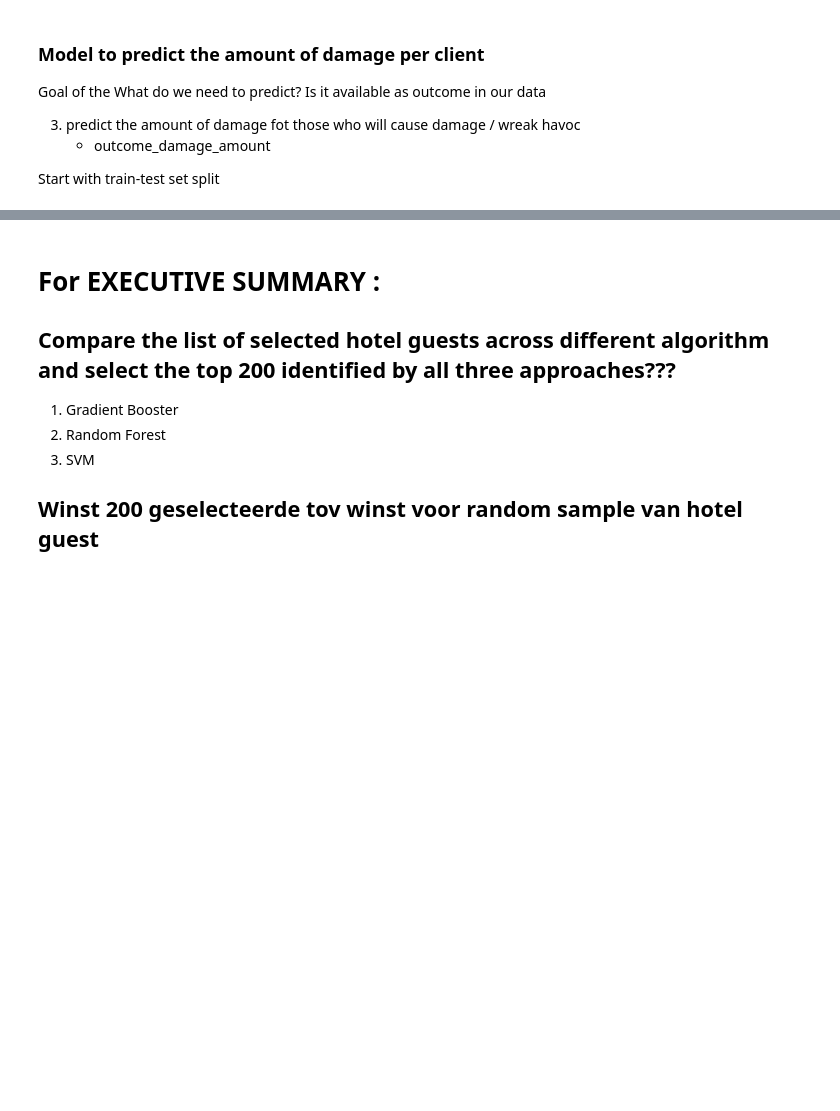
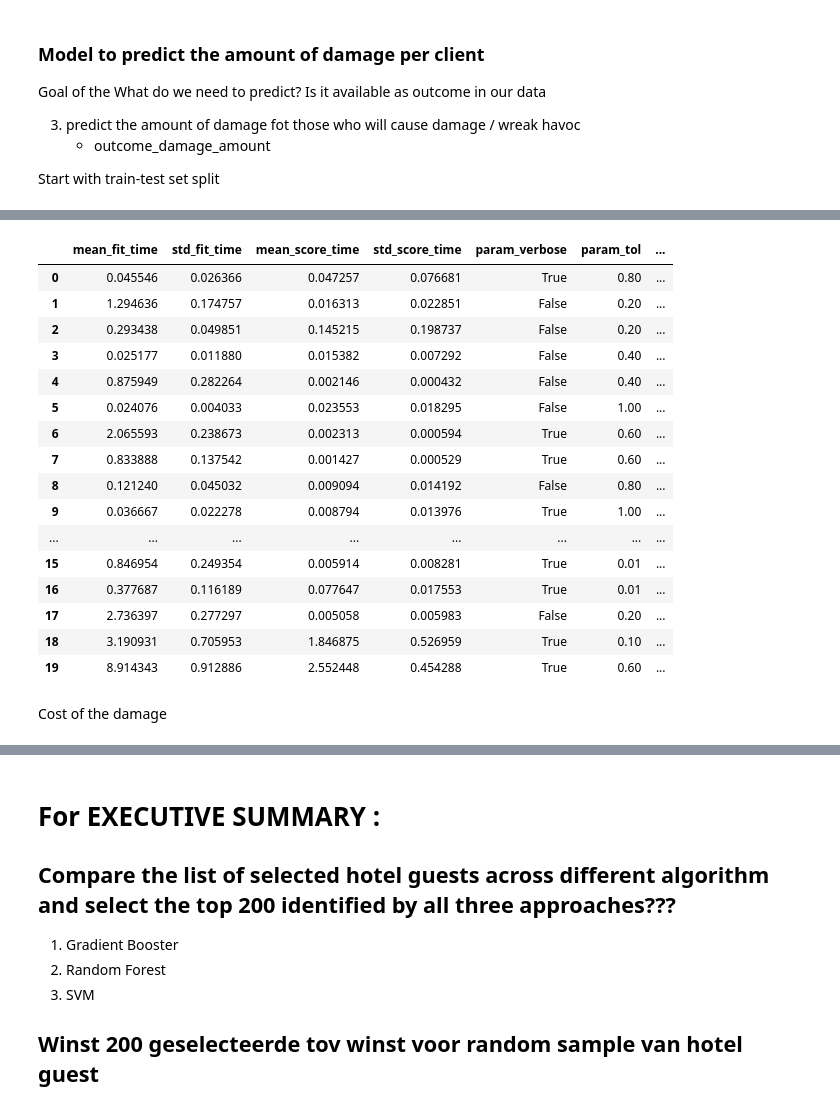
Before and after one commit to Marijkevandesteene/MachineLearning, a Jupyter notebook: ExamDataMining_Integrated_DL_SVM.ipynb, the cells around one changed output, grey strips where cells are left out. Drawn from its saved outputs; the diff is of its cells as text; code cells hidden in the pictures; blank space fills up the shorter version.

```diff
--- a/ExamDataMining_Integrated_DL_SVM.ipynb
+++ b/ExamDataMining_Integrated_DL_SVM.ipynb
@@ -1455,0 +1837,10 @@ for param in plot_hyperparams:
+# %%
+SVcla_tuning_2 = RandomizedSearchCV(estimator=SVcla,
+                                param_distributions=params_grid_svc_2,
+                                n_iter=n_hyperparam_sample,   # Amount of hyperparameter values to sample
+                                cv=KFold(n_splits=5, shuffle=True, random_state=seed), # setting the shuffle to True here ...
+                                verbose=2, # to print some outputs
+                                random_state=seed,
+                                n_jobs=-1)
+# %%
+SVcla_tuning_2.fit(X_train_c, y_train_c)
@@ -1455,0 +1898,23 @@ for param in plot_hyperparams:
+# %%
+SVcla_results_2 = pd.DataFrame(SVcla_tuning_2.cv_results_)
+SVcla_results_2
+# %% [output]
+|  | mean_fit_time | std_fit_time | mean_score_time | std_score_time | param_verbose | param_tol | ... |
+| 0 | 0.045546 | 0.026366 | 0.047257 | 0.076681 | True | 0.80 | ... |
+| 1 | 1.294636 | 0.174757 | 0.016313 | 0.022851 | False | 0.20 | ... |
+| 2 | 0.293438 | 0.049851 | 0.145215 | 0.198737 | False | 0.20 | ... |
+| 3 | 0.025177 | 0.011880 | 0.015382 | 0.007292 | False | 0.40 | ... |
+| 4 | 0.875949 | 0.282264 | 0.002146 | 0.000432 | False | 0.40 | ... |
+| 5 | 0.024076 | 0.004033 | 0.023553 | 0.018295 | False | 1.00 | ... |
+| 6 | 2.065593 | 0.238673 | 0.002313 | 0.000594 | True | 0.60 | ... |
+| 7 | 0.833888 | 0.137542 | 0.001427 | 0.000529 | True | 0.60 | ... |
+| 8 | 0.121240 | 0.045032 | 0.009094 | 0.014192 | False | 0.80 | ... |
+| 9 | 0.036667 | 0.022278 | 0.008794 | 0.013976 | True | 1.00 | ... |
+| ... | ... | ... | ... | ... | ... | ... | ... |
+| 15 | 0.846954 | 0.249354 | 0.005914 | 0.008281 | True | 0.01 | ... |
+| 16 | 0.377687 | 0.116189 | 0.077647 | 0.017553 | True | 0.01 | ... |
+| 17 | 2.736397 | 0.277297 | 0.005058 | 0.005983 | False | 0.20 | ... |
+| 18 | 3.190931 | 0.705953 | 1.846875 | 0.526959 | True | 0.10 | ... |
+| 19 | 8.914343 | 0.912886 | 2.552448 | 0.454288 | True | 0.60 | ... |
+# %% [markdown]
+Cost of the damage
```
Also changed, not shown: parts of 76 cells of this notebook.
